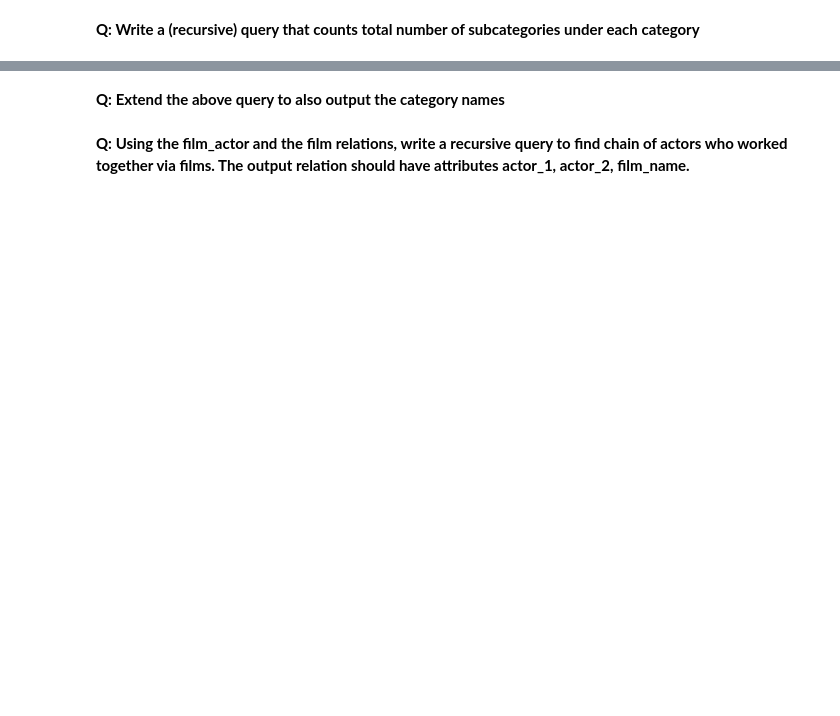
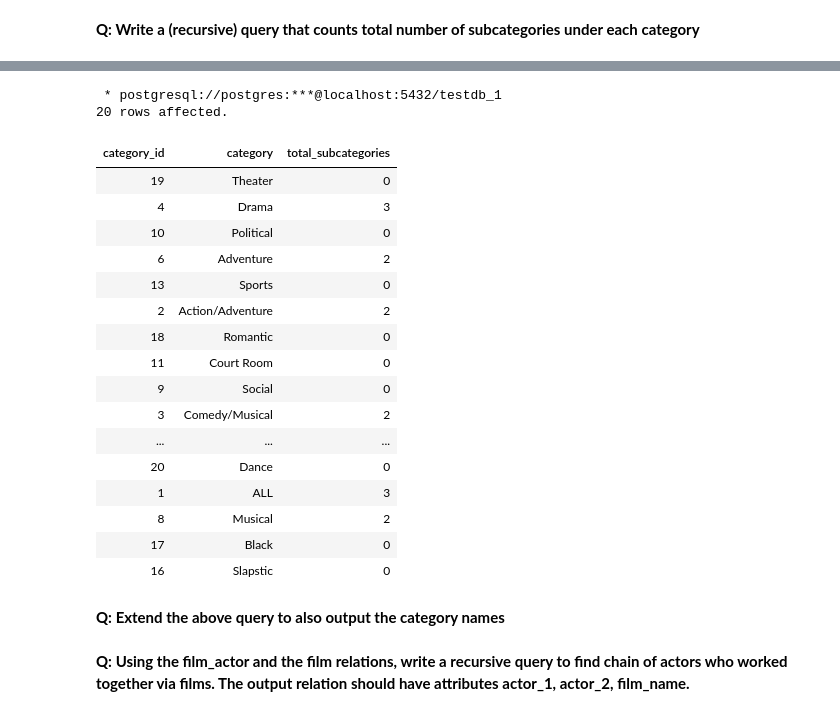
Before and after one commit to sarthak-panda/Sem6, a Jupyter notebook: COL362/InClassTutorials/SQL-03.ipynb, the cells around one changed output, grey strips where cells are left out. Cells and saved outputs as stored; diff of their text form; code cells hidden in the pictures; blank space fills up the shorter version.

```diff
--- a/COL362/InClassTutorials/SQL-03.ipynb
+++ b/COL362/InClassTutorials/SQL-03.ipynb
@@ -527,3 +522,35 @@ select count(*) from sub_categories;
+# %%
+%%sql
+SELECT
+    cc.category_id,
+    cc.name AS category,
+    COUNT(c.category_id) AS total_subcategories
+FROM
+    new_category cc
+LEFT JOIN
+    new_category c ON c.parent_category_id = cc.category_id
+GROUP BY
+    cc.category_id, cc.name;
+# %% [output]
+ * postgresql://postgres:***@localhost:5432/testdb_1
+20 rows affected.
+| category_id | category | total_subcategories |
+| 19 | Theater | 0 |
+| 4 | Drama | 3 |
+| 10 | Political | 0 |
+| 6 | Adventure | 2 |
+| 13 | Sports | 0 |
+| 2 | Action/Adventure | 2 |
+| 18 | Romantic | 0 |
+| 11 | Court Room | 0 |
+| 9 | Social | 0 |
+| 3 | Comedy/Musical | 2 |
+| ... | ... | ... |
+| 20 | Dance | 0 |
+| 1 | ALL | 3 |
+| 8 | Musical | 2 |
+| 17 | Black | 0 |
+| 16 | Slapstic | 0 |
 # %% [markdown]
 **Q: Extend the above query to also output the category names**
 # %% [markdown]
```
Also changed, not shown: parts of 6 cells of this notebook, 10 other files.
